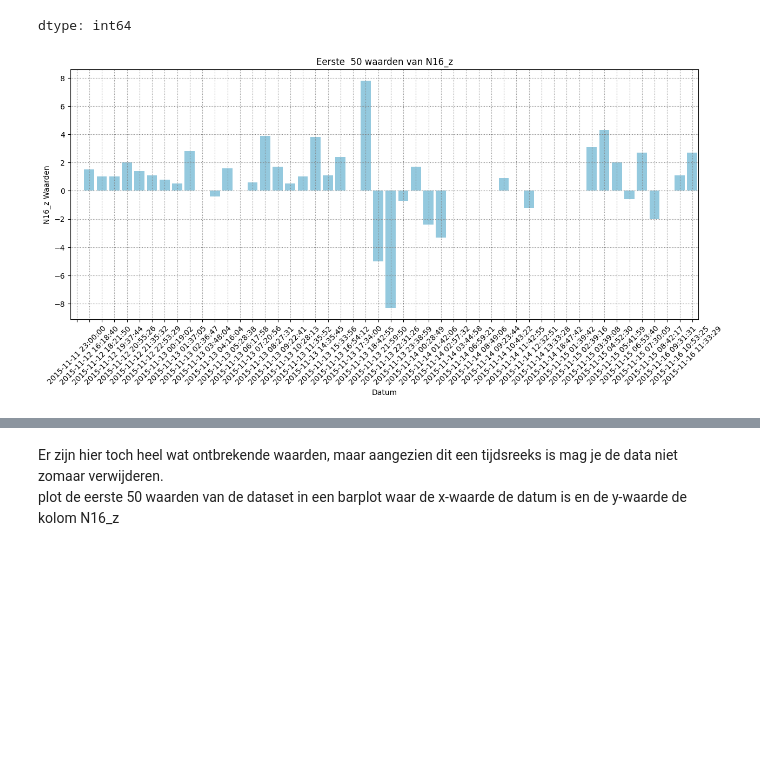
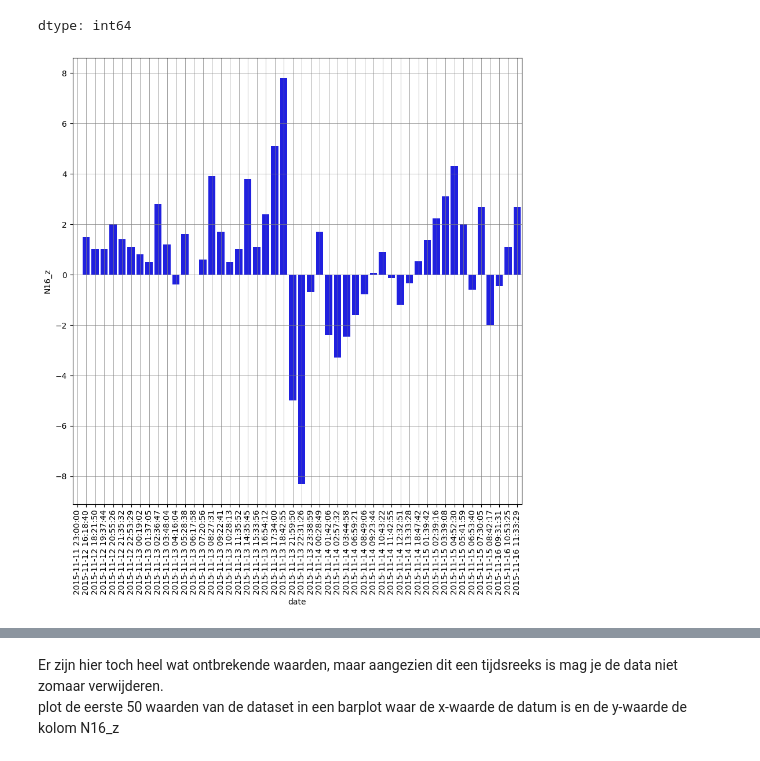
Before and after one commit to pascal-maker/Python, a Jupyter notebook: Labo_09_Data_Preprocessing_volledigjuist.ipynb, the cells around one changed output, grey strips where cells are left out. Drawn from its saved outputs; the diff is of its cells as text; code cells hidden in the pictures; blank space fills up the shorter version.

```diff
--- a/Labo_09_Data_Preprocessing_volledigjuist.ipynb
+++ b/Labo_09_Data_Preprocessing_volledigjuist.ipynb
@@ -746,17 +723,13 @@ dataset.isnull().sum()
 | N17_x | 198 |
 | date | 0 |
 dtype: int64
-# %%
-dataset.date = pd.to_datetime(dataset.date) #Converting time to datetime format
-dataset_50 = dataset.head(50) #Getting first 50 values
-
-plt.figure(figsize = (15, 6))
-sns.barplot(x = dataset_50['date'], y = dataset_50['N16_z'], data = dataset_50, color='skyblue')
-plt.xticks(rotation=45)
-plt.title("Eerste  50 waarden van N16_z")
-plt.xlabel("Datum")
-plt.grid(color = 'gray', linestyle = 'dotted')
-plt.ylabel("N16_z Waarden")
-plt.show()
-# %% [output]
-[figure, removed]
+# %%
+plt.subplots(figsize=(10,10))
+dataset_lineaire_interpolatie = dataset.interpolate(method ='linear', limit_direction ='forward')
+to_plot_lineair = dataset_lineaire_interpolatie.iloc[:50, :]
+ax = sns.barplot(x='date', y='N16_z', data=to_plot_lineair, color='blue')
+ax.grid(color='gray', linestyle='-'
+, linewidth=0.5)
+ax.tick_params(axis='x', rotation=90)
+# %% [output]
+[figure, added]
```
Also changed, not shown: parts of 23 cells of this notebook.
